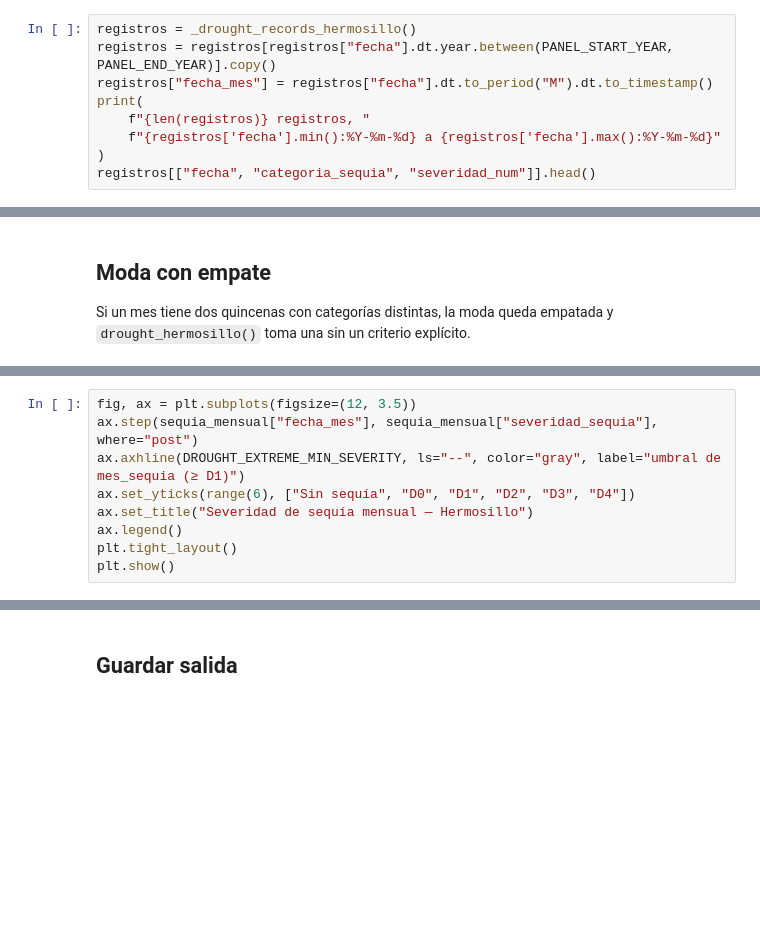
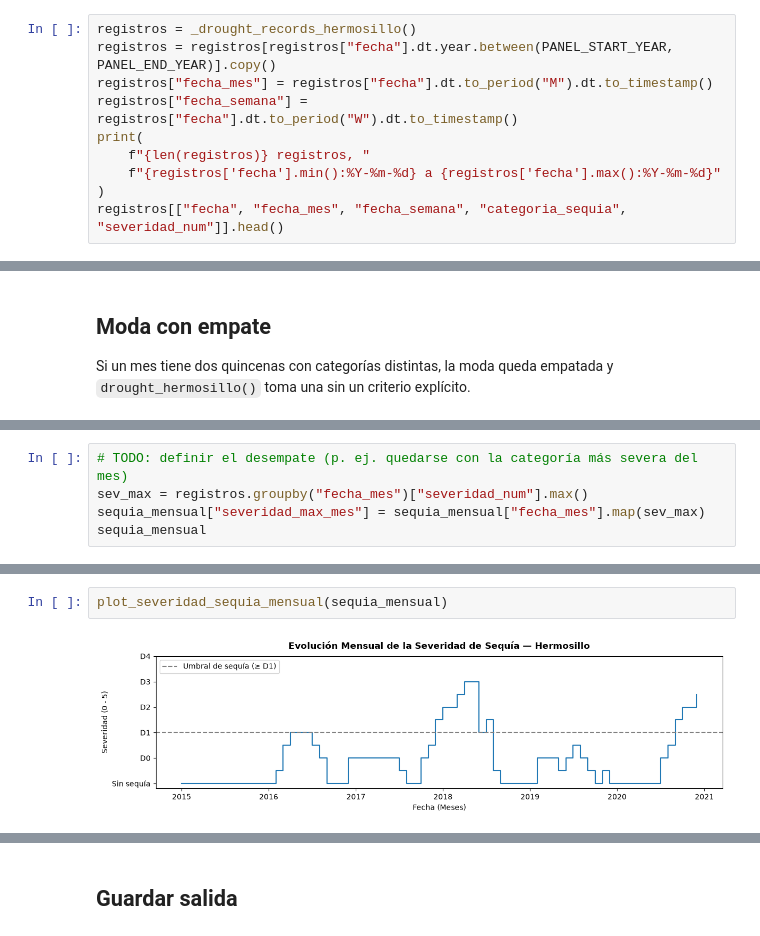
Before and after one commit to mdc-feature-engineering/sonora-health-climate-eda, a Jupyter notebook: notebooks/02_procesamiento/2.2-procesamiento-sequia.ipynb, the cells around one changed output, grey strips where cells are left out. Drawn from its saved outputs; the diff is of its cells as text; blank space fills up the shorter version.

Commit message:
Processing of drought and health data

```diff
--- a/notebooks/02_procesamiento/2.2-procesamiento-sequia.ipynb
+++ b/notebooks/02_procesamiento/2.2-procesamiento-sequia.ipynb
@@ -59,8 +62,9 @@ OUT_DIR = INTERIM_DATA_DIR / "sequia"  # no usar sonora_sequia/ (ver nota arriba
 registros = _drought_records_hermosillo()
 registros = registros[registros["fecha"].dt.year.between(PANEL_START_YEAR, PANEL_END_YEAR)].copy()
 registros["fecha_mes"] = registros["fecha"].dt.to_period("M").dt.to_timestamp()
+registros["fecha_semana"] = registros["fecha"].dt.to_period("W").dt.to_timestamp()
 print(
     f"{len(registros)} registros, "
     f"{registros['fecha'].min():%Y-%m-%d} a {registros['fecha'].max():%Y-%m-%d}"
 )
-registros[["fecha", "categoria_sequia", "severidad_num"]].head()
+registros[["fecha", "fecha_mes", "fecha_semana", "categoria_sequia", "severidad_num"]].head()
@@ -106,0 +166,5 @@ registros[registros["fecha_mes"].isin(meses_mixtos)][["fecha", "categoria_sequia
+# %%
+# TODO: definir el desempate (p. ej. quedarse con la categoría más severa del mes)
+sev_max = registros.groupby("fecha_mes")["severidad_num"].max()
+sequia_mensual["severidad_max_mes"] = sequia_mensual["fecha_mes"].map(sev_max)
+sequia_mensual
@@ -107,9 +185,4 @@ registros[registros["fecha_mes"].isin(meses_mixtos)][["fecha", "categoria_sequia
 # %%
-fig, ax = plt.subplots(figsize=(12, 3.5))
-ax.step(sequia_mensual["fecha_mes"], sequia_mensual["severidad_sequia"], where="post")
-ax.axhline(DROUGHT_EXTREME_MIN_SEVERITY, ls="--", color="gray", label="umbral de mes_sequia (≥ D1)")
-ax.set_yticks(range(6), ["Sin sequía", "D0", "D1", "D2", "D3", "D4"])
-ax.set_title("Severidad de sequía mensual — Hermosillo")
-ax.legend()
-plt.tight_layout()
-plt.show()
+plot_severidad_sequia_mensual(sequia_mensual)
+# %% [output]
+[figure, added]
```
Also changed, not shown: parts of 11 cells of this notebook, 6 other files.
